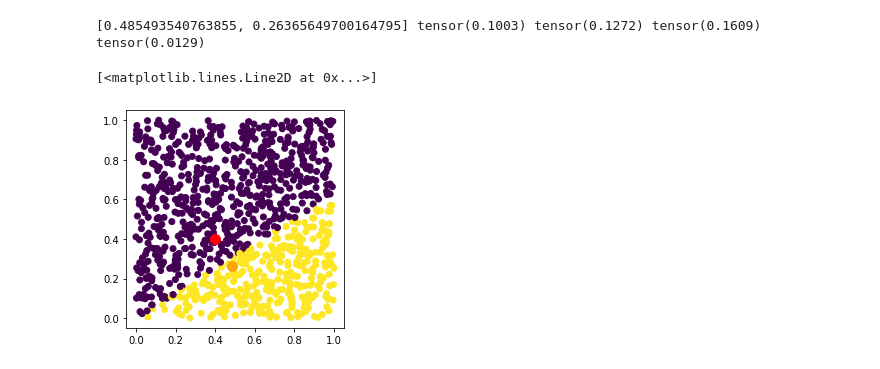
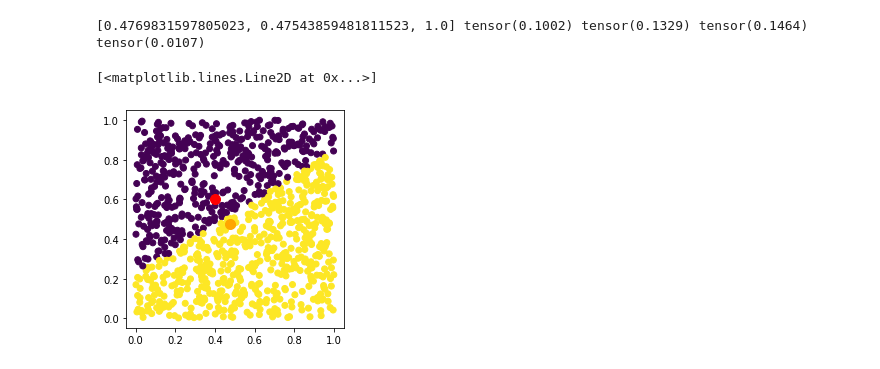
Before and after one commit to eliotshekhtman/strategic-bandits, a Jupyter notebook: agent-rewards.ipynb, the cells around one changed output. Drawn from its saved outputs; the diff is of its cells as text; code cells hidden in the pictures.

```diff
--- a/agent-rewards.ipynb
+++ b/agent-rewards.ipynb
@@ -39,14 +16,38 @@ def gragent(X, phi, b, u, temp=0.02, attempts=5, iters=300):
+# %%
+def classify(x, phi, temp=0.02):
+    return softmax( phi @ x , temp=temp)
+
+def cost(x, x_hat):
+    return torch.norm(x - x_hat) ** 2
+
+def agent_reward(u, phi, x, x_hat, temp):
+    return u @ classify(x_hat, phi, temp=temp) - cost(x, x_hat)
+
+def gragent(X, phi, u, temp=0.02, attempts=5, iters=300):
+    m, d = phi.shape
+    best_reward = agent_reward(u, phi, x=X, x_hat=X, temp=temp)
+    best_X_hat = X.clone()
+    for _ in range(attempts):
+        X_hat = torch.rand(d - 1)
+        X_hat.requires_grad_(True)
+        optimizer = torch.optim.SGD([X_hat], lr=0.01, momentum=0.9)
+        for _ in range(iters):
+            X_hat_aug = torch.concat((X_hat, torch.ones(1)))
+            optimizer.zero_grad()
+            loss = -agent_reward(u, phi, X, X_hat_aug, temp)
+            loss.backward()
+            optimizer.step()
+        if loss < -best_reward:
+            best_reward = -loss.detach()
+            best_X_hat = torch.concat((X_hat.detach(), torch.ones(1)))
+    return best_X_hat
 # %%
 m = 2
-d = 2
+d = 3
 n = 1_000
 # %%
-dataset = torch.rand((n, d))
-one_m = torch.ones(m)
-funky_x = torch.tensor([0.1973, 0.1258])
-W = torch.tensor([[0.8385, 0.5451], [0.7961, 0.9919]])
-phi = torch.tensor([[0.5595, 0.0952], [0.1264, 0.7859]])
-b = torch.zeros(m)
+dataset = torch.column_stack([torch.rand((n, d - 1)), torch.ones(n)])
+phi = torch.tensor([[1., 0., 0.2], [1/np.sqrt(5), 2/np.sqrt(5), 0.]], dtype=torch.float32)
+W = torch.tensor([[1., 1/np.sqrt(5)], [0., 2/np.sqrt(5)], [0.2, 0.]], dtype=torch.float32)
 u = torch.tensor([0.15, 0.1])
-# u = torch.tensor([0.2, 0.1])
 # %%
@@ -123,18 +124,18 @@ plt.scatter(normal_x[:,0], normal_x[:,1], c=(u @ actions[:,not_crazy]).detach())
 # %%
 plt.gca().set_aspect('equal')
 plt.scatter(dataset[:,0], dataset[:,1], c=[a[0] > a[1] for a in orig_actions.T])
-x_new = torch.tensor([0.4, 0.4])
-x_prime = gragent(x_new, phi, b, u).detach()
+x_new = torch.tensor([0.4, 0.6, 1])
+x_prime = gragent(x_new, phi, u).detach()
 print(x_prime.tolist(),
       u @ classify(x_new, phi),
       u @ classify(x_prime, phi) - 0.5 * torch.norm(x_new - x_prime) ** 2,
       torch.norm(x_new - x_prime), 0.5 * torch.norm(x_new - x_prime) ** 2)
 plt.plot(x_new[0], x_new[1], marker="o", markersize=10, markeredgecolor="red", markerfacecolor="red")
 plt.plot(x_prime[0], x_prime[1], marker="o", markersize=10, markeredgecolor="orange", markerfacecolor="orange")
 # %% [output]
-[0.485493540763855, 0.26365649700164795] tensor(0.1003) tensor(0.1272) tensor(0.1609) tensor(0.0129)
+[0.4769831597805023, 0.47543859481811523, 1.0] tensor(0.1002) tensor(0.1329) tensor(0.1464) tensor(0.0107)
 [<matplotlib.lines.Line2D at 0x...>]
-[figure, old version]
+[figure, new version]
 # %%
 plt.gca().set_aspect('equal')
 plt.scatter(dataset[:,0], dataset[:,1], c=[a[0] > a[1] for a in actions.T])
```
Also changed, not shown: parts of 13 cells of this notebook, 2 other files.
